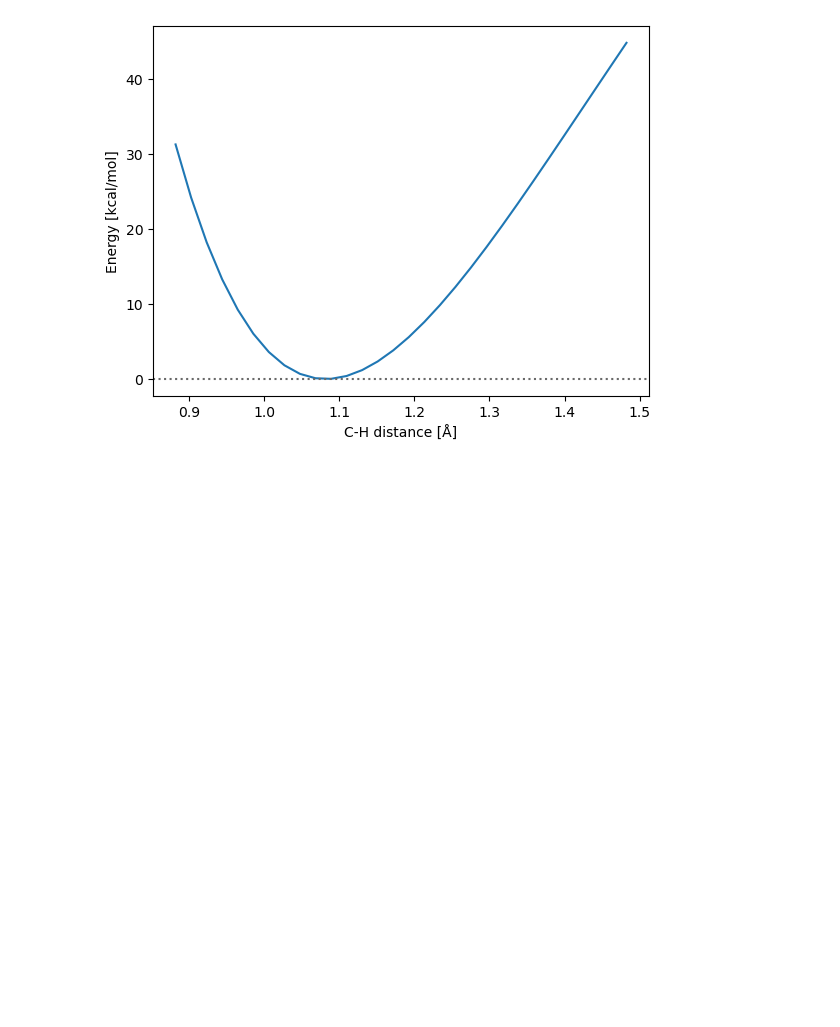
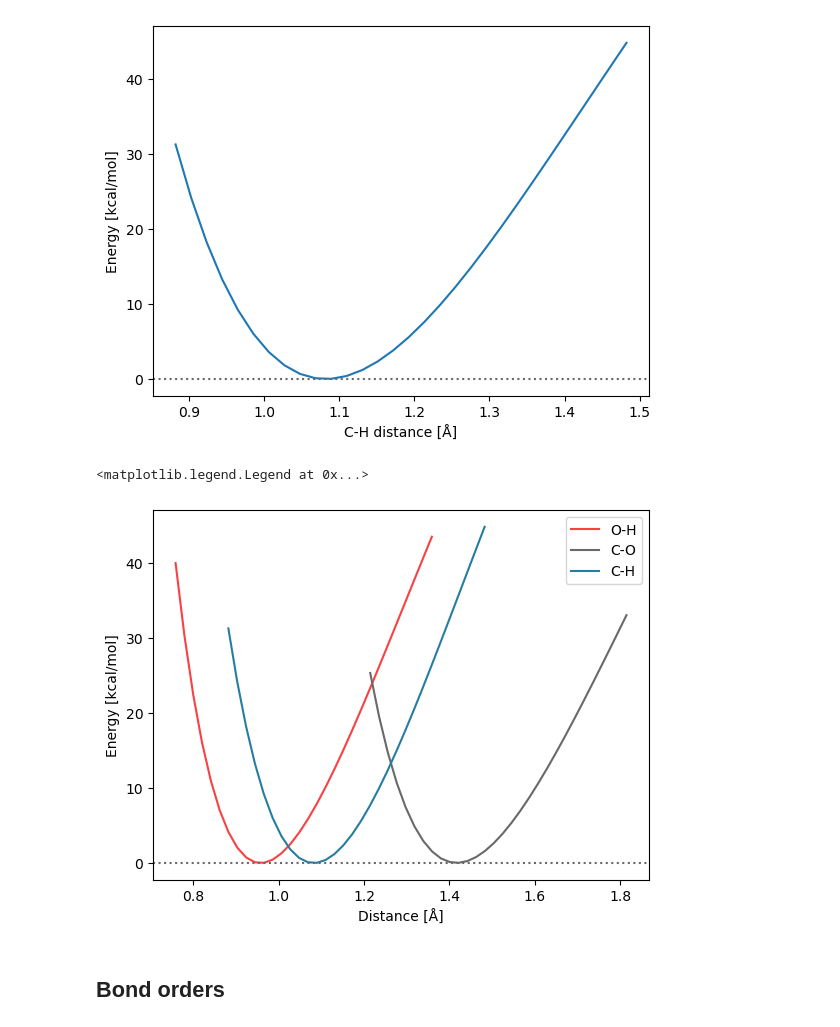
Before and after one commit to oasci-bc/cadd, a Jupyter notebook: docs/appendices/qc-data/bonds/index.ipynb, the cells around one changed output. Drawn from its saved outputs; the diff is of its cells as text; code cells hidden in the pictures; blank space fills up the shorter version.

Commit message:
Add bond order example

```diff
--- a/docs/appendices/qc-data/bonds/index.ipynb
+++ b/docs/appendices/qc-data/bonds/index.ipynb
@@ -175,3 +160,16 @@ df = pd.DataFrame({"r": r_ch_scan, "e": r_ch_energies})
 df.to_csv("meoh-ch-scan.csv", index=False)
 # %% [output]
 [figure]
+# %%
+plt.plot(r_oh_scan, r_oh_energies, color="#f94144", label="O-H")
+plt.plot(r_co_scan, r_co_energies, color="dimgrey", label="C-O")
+plt.plot(r_ch_scan, r_ch_energies, color="#277da1", label="C-H")
+plt.xlabel("Distance [Å]")
+plt.ylabel("Energy [kcal/mol]")
+plt.axhline(y=0, color="dimgrey", linestyle=":")
+plt.legend()
+# %% [output]
+<matplotlib.legend.Legend at 0x...>
+[figure, added]
+# %% [markdown]
+## Bond orders
```
Also changed, not shown: parts of 8 cells of this notebook, 3 other files.
